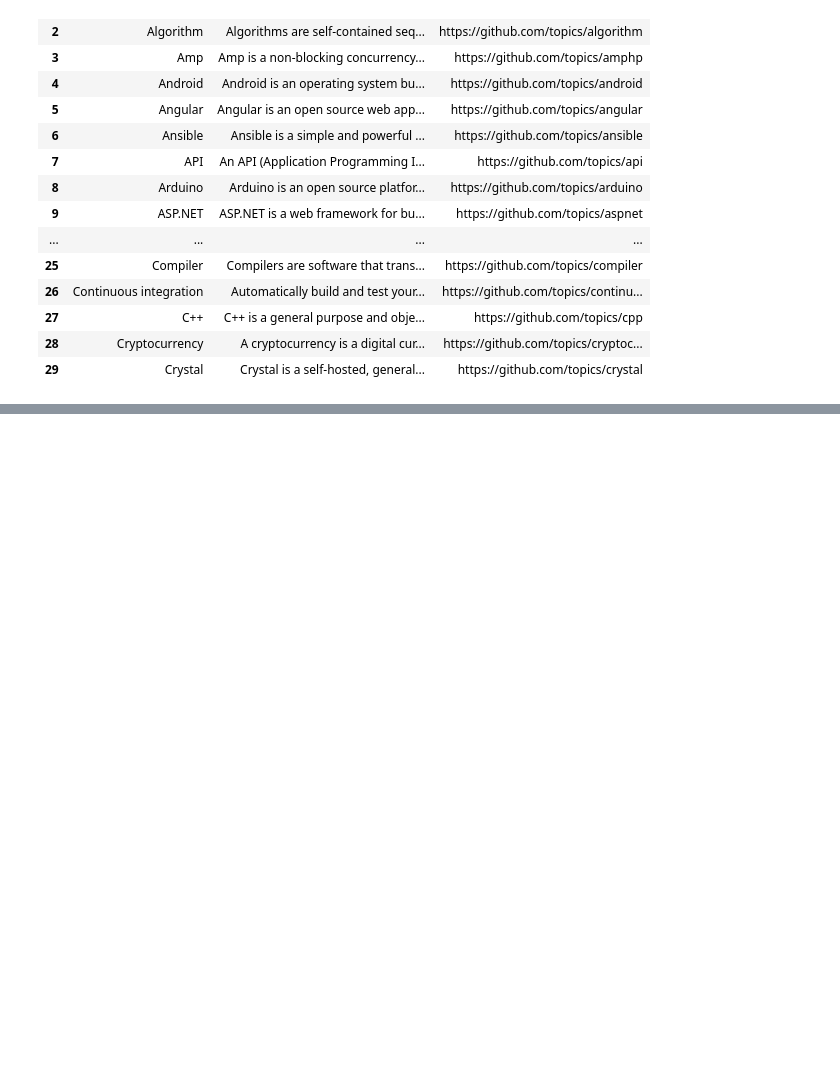
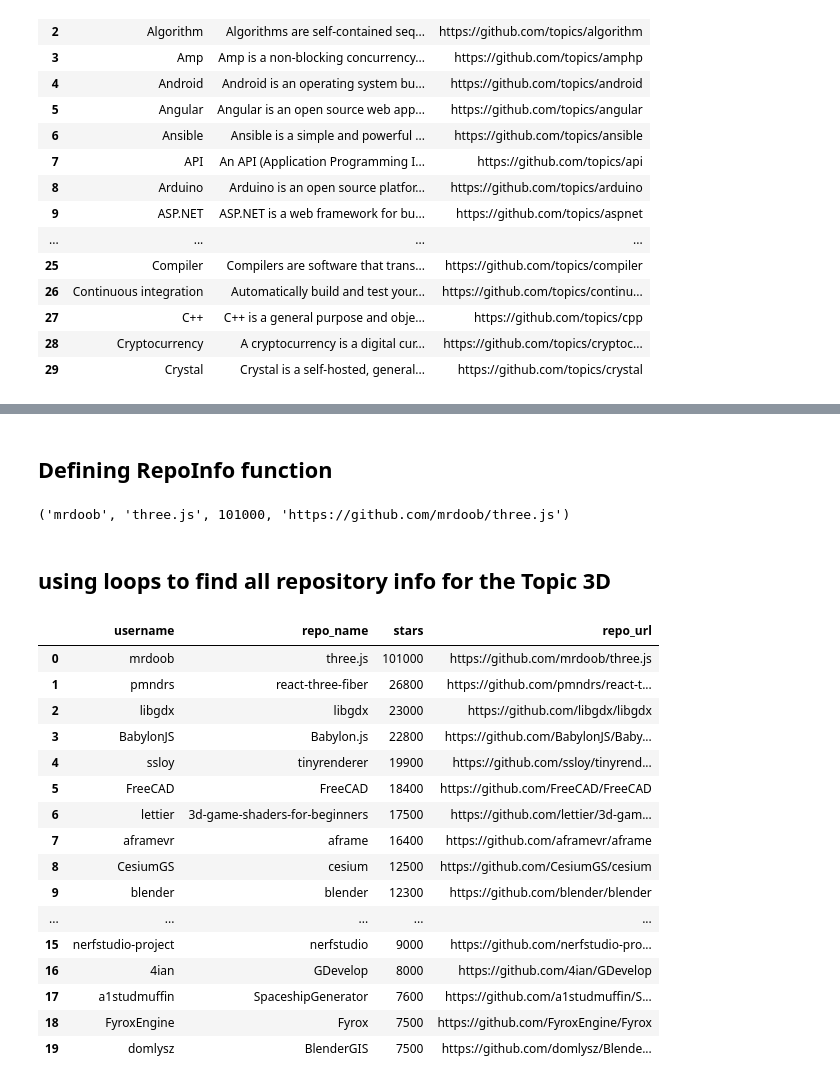
Before and after one commit to pankil-singh-atwork/GitHub-WebScrapper, a Jupyter notebook: GitHub-TopicsPage-WebScrapper.ipynb, the cells around one changed output, grey strips where cells are left out. Saved outputs shown, nothing was run; the diff lists cells and outputs as text; code cells hidden in the pictures; blank space fills up the shorter version.

Commit message:
succesfully extracted the topic-3d repository info

```diff
--- a/GitHub-TopicsPage-WebScrapper.ipynb
+++ b/GitHub-TopicsPage-WebScrapper.ipynb
@@ -155,0 +198,3 @@ topic_df
+# %%
+star_class = 'js-toggler-target rounded-left-2 btn-with-aria-count btn-sm btn BtnGroup-item color-bg-default'
+repo_star = _3d_repoparser.find_all('span' , {'class' : 'Counter js-social-count'})
@@ -155,0 +211,5 @@ topic_df
+# %%
+def parse_star_count(stars_str):
+    if stars_str[-1] == 'k':
+        return int(float(stars_str[:-1])*1000)
+    return int(stars_str)
@@ -155,0 +221,56 @@ topic_df
+# %% [markdown]
+## Defining RepoInfo function
+# %%
+def get_repo_info(h1_tag , star_tag):
+    # returns all the required info of repository
+    a_tags = h1_tag.find_all('a')
+    username = a_tags[0].text.strip()
+    repo_name = a_tags[1].text.strip()
+    repo_url = base_url + a_tags[1]['href']
+    stars = parse_star_count(star_tag.text)
+    return username , repo_name , stars ,  repo_url
+# %%
+# repo_tags -> all header
+# repo_star -> all stars selector
+get_repo_info(repo_tags[0] , repo_star[0])
+# %% [output]
+('mrdoob', 'three.js', 101000, 'https://github.com/mrdoob/three.js')
+# %% [markdown]
+## using loops to find all repository info for the Topic 3D
+# %%
+## converting into dictionary to store all repo info
+_3dtopic_repos_dict = {
+    'username' : [],
+    'repo_name' : [],
+    'stars' : [],
+    'repo_url' : []
+}
+
+for i in range(len(repo_tags)):
+    # repo_info -> ('mrdoob', 'three.js', 101000, 'https://github.com/mrdoob/three.js')
+    repo_info = get_repo_info(repo_tags[i] , repo_star[i])
+    _3dtopic_repos_dict['username'].append(repo_info[0])
+    _3dtopic_repos_dict['repo_name'].append(repo_info[1])
+    _3dtopic_repos_dict['stars'].append(repo_info[2])
+    _3dtopic_repos_dict['repo_url'].append(repo_info[3])
+# %%
+_3dtopic_data = pd.DataFrame(_3dtopic_repos_dict)
+_3dtopic_data
+# %% [output]
+|  | username | repo_name | stars | repo_url |
+| 0 | mrdoob | three.js | 101000 | https://github.com/mrdoob/three.js |
+| 1 | pmndrs | react-three-fiber | 26800 | https://github.com/pmndrs/react-t... |
+| 2 | libgdx | libgdx | 23000 | https://github.com/libgdx/libgdx |
+| 3 | BabylonJS | Babylon.js | 22800 | https://github.com/BabylonJS/Baby... |
+| 4 | ssloy | tinyrenderer | 19900 | https://github.com/ssloy/tinyrend... |
+| 5 | FreeCAD | FreeCAD | 18400 | https://github.com/FreeCAD/FreeCAD |
+| 6 | lettier | 3d-game-shaders-for-beginners | 17500 | https://github.com/lettier/3d-gam... |
+| 7 | aframevr | aframe | 16400 | https://github.com/aframevr/aframe |
+| 8 | CesiumGS | cesium | 12500 | https://github.com/CesiumGS/cesium |
+| 9 | blender | blender | 12300 | https://github.com/blender/blender |
+| ... | ... | ... | ... | ... |
+| 15 | nerfstudio-project | nerfstudio | 9000 | https://github.com/nerfstudio-pro... |
+| 16 | 4ian | GDevelop | 8000 | https://github.com/4ian/GDevelop |
+| 17 | a1studmuffin | SpaceshipGenerator | 7600 | https://github.com/a1studmuffin/S... |
+| 18 | FyroxEngine | Fyrox | 7500 | https://github.com/FyroxEngine/Fyrox |
+| 19 | domlysz | BlenderGIS | 7500 | https://github.com/domlysz/Blende... |
```
Also changed, not shown: parts of 25 cells of this notebook.
